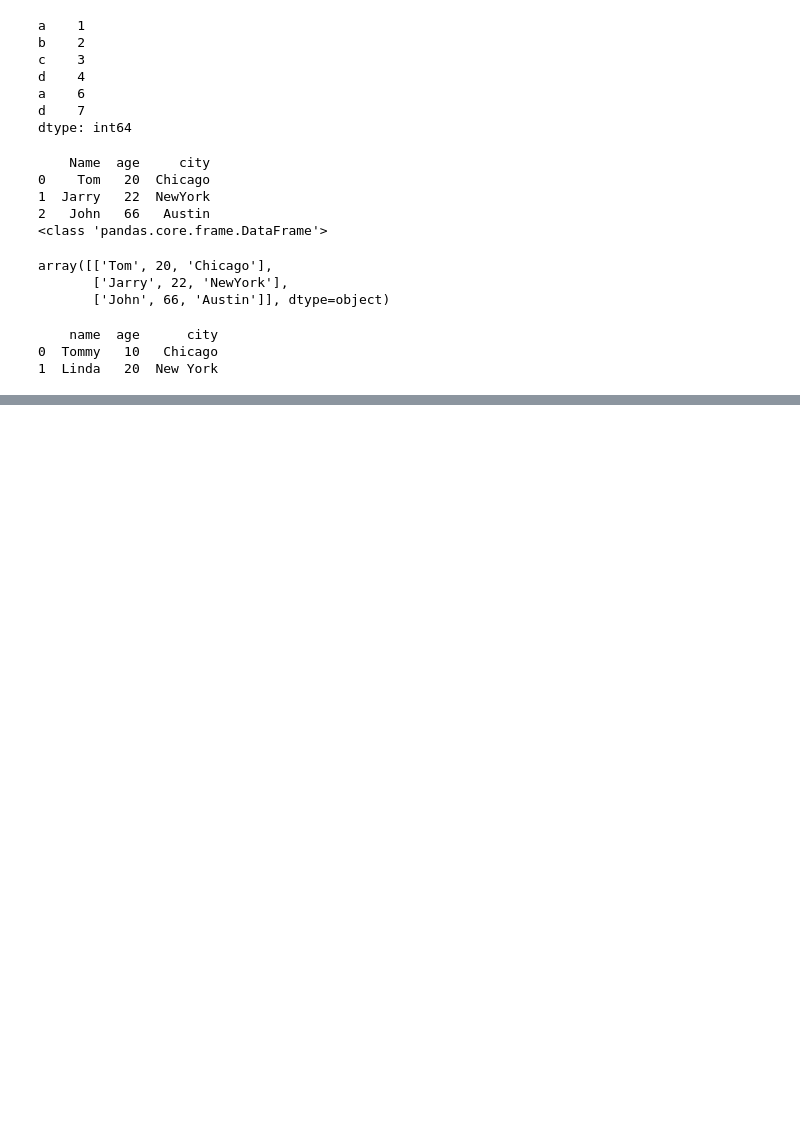
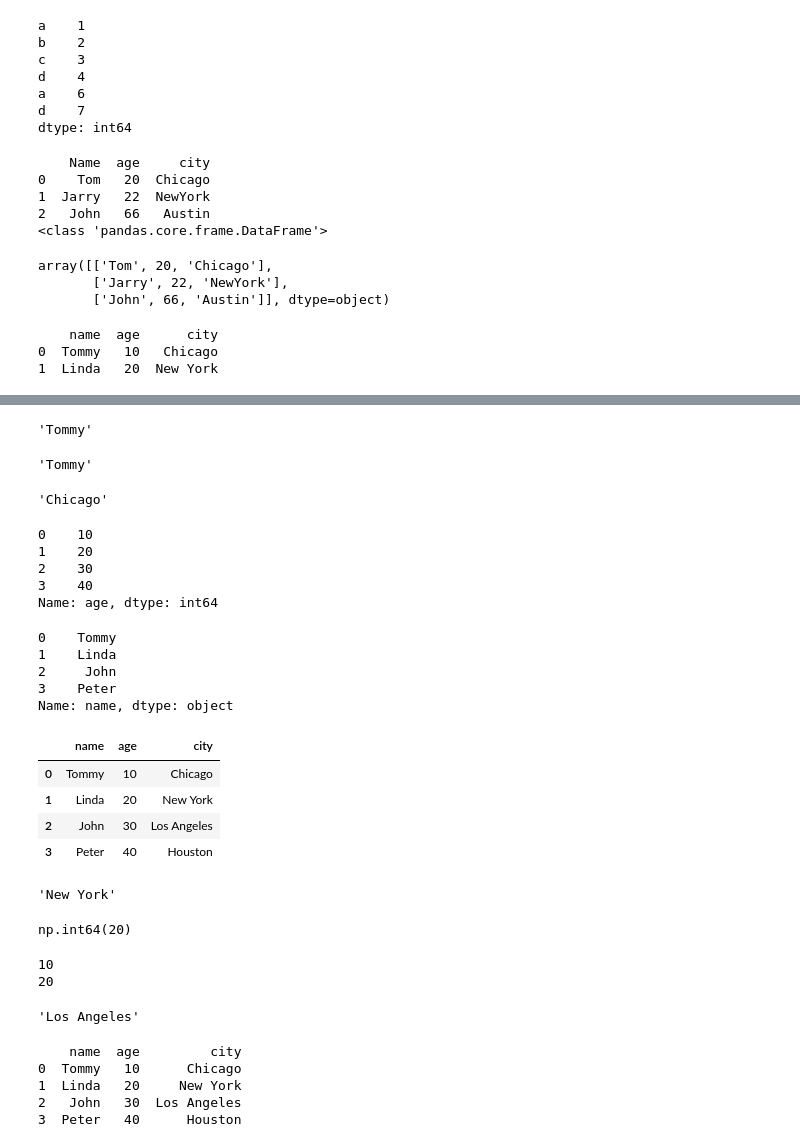
Before and after one commit to rajpuranirali/DS, a Jupyter notebook: DA/pandas.ipynb, the cells around one changed output, grey strips where cells are left out. Drawn from its saved outputs; the diff is of its cells as text; code cells hidden in the pictures; blank space fills up the shorter version.

```diff
--- a/DA/pandas.ipynb
+++ b/DA/pandas.ipynb
@@ -107,0 +182,76 @@ print(df)
+# %%
+df.loc[0][0]
+# %% [output]
+'Tommy'
+# %%
+df.iloc[0][0]
+# %% [output]
+'Tommy'
+# %%
+df.iloc[0][2]
+# %% [output]
+'Chicago'
+# %%
+df.iloc[:, 1]
+# %% [output]
+0    10
+1    20
+2    30
+3    40
+Name: age, dtype: int64
+# %%
+# Accesing a specified element
+df['name']
+# %% [output]
+0    Tommy
+1    Linda
+2     John
+3    Peter
+Name: name, dtype: object
+# %%
+df
+# %% [output]
+|  | name | age | city |
+| 0 | Tommy | 10 | Chicago |
+| 1 | Linda | 20 | New York |
+| 2 | John | 30 | Los Angeles |
+| 3 | Peter | 40 | Houston |
+# %%
+df.at[1,'city']
+# %% [output]
+'New York'
+# %%
+df.at[1,'age']
+# %% [output]
+np.int64(20)
+# %%
+df1= df.at[0,'age']
+print(df1)
+
+df2= df.at[1,'age']
+print(df2)
+# %% [output]
+10
+20
+# %%
+df.iat[2,2]
+# %% [output]
+'Los Angeles'
+# %%
+import pandas as pd
+
+data = {
+    'name': ['Tommy', 'Linda', 'John', 'Peter'],
+    'age': [10, 20, 30, 40],
+    'city': ['Chicago', 'New York', 'Los Angeles', 'Houston']
+}
+
+df = pd.DataFrame(data)
+
+print(df)
+# %% [output]
+    name  age         city
+0  Tommy   10      Chicago
+1  Linda   20     New York
+2   John   30  Los Angeles
+3  Peter   40      Houston
```
Also changed, not shown: parts of 17 cells of this notebook, 2 other files.
